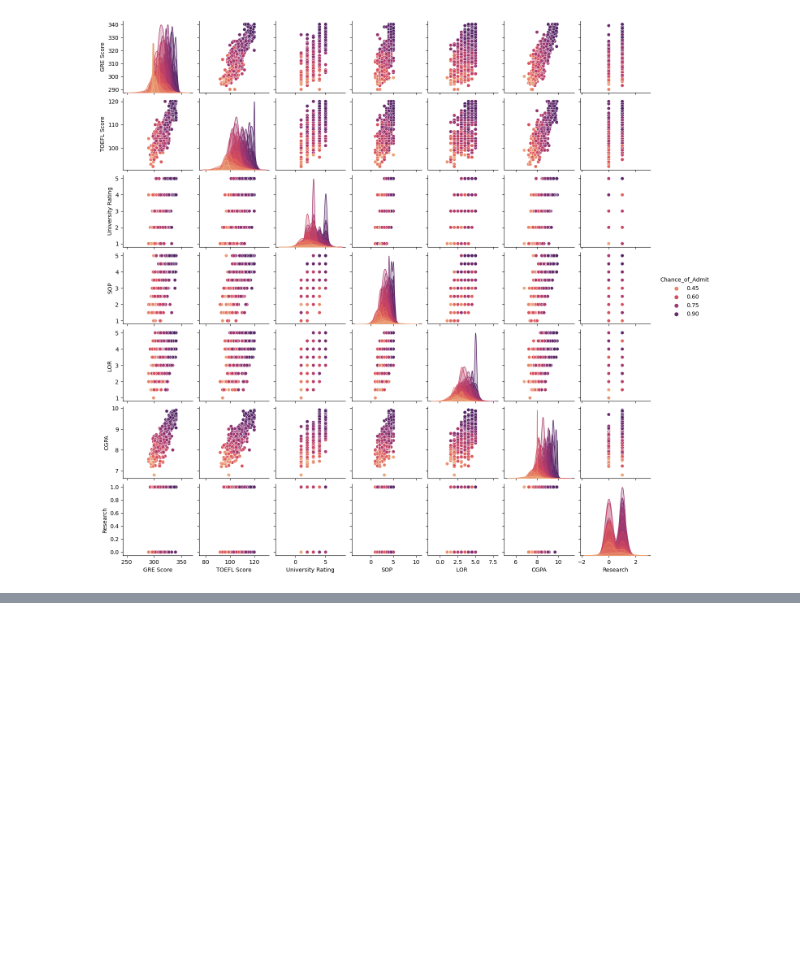
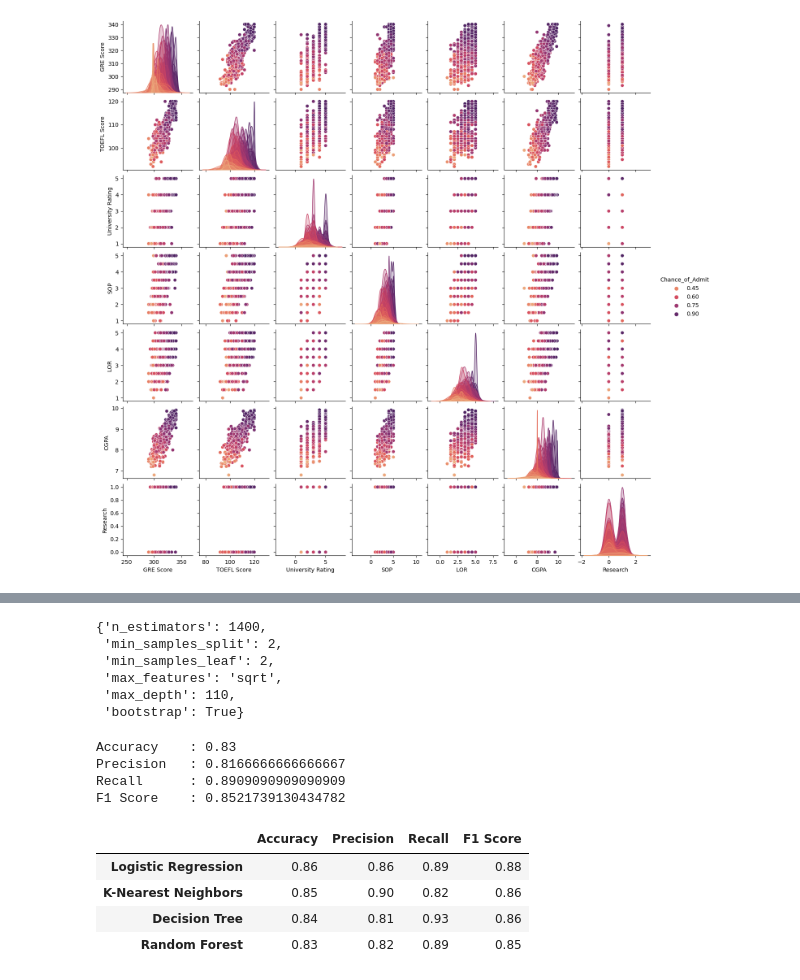
Before and after one commit to PPraveen2230/InternSavy---Task---1, a Jupyter notebook: TASK - 1 - graduate admission prediction.ipynb, the cells around one changed output, grey strips where cells are left out. Saved outputs shown, nothing was run; the diff lists cells and outputs as text; code cells hidden in the pictures; blank space fills up the shorter version.

```diff
--- a/TASK - 1 - graduate admission prediction.ipynb
+++ b/TASK - 1 - graduate admission prediction.ipynb
@@ -186,0 +376,53 @@ X_train, X_test, y_train, y_test = train_test_split(X, y, test_size=0.2, random_
+# %%
+rf_random.best_params_
+# %% [output]
+{'n_estimators': 1400,
+ 'min_samples_split': 2,
+ 'min_samples_leaf': 2,
+ 'max_features': 'sqrt',
+ 'max_depth': 110,
+ 'bootstrap': True}
+# %%
+best_rf = RandomForestClassifier(n_estimators=500,
+                                 min_samples_split=2,
+                                 min_samples_leaf=2,
+                                 max_features='sqrt',
+                                 max_depth=90,
+                                bootstrap=False)
+
+rf_model = best_rf.fit(X_train, y_train)
+rf_y_pred = rf_model.predict(X_test)
+# %%
+rf_accuracy = accuracy_score(y_test, rf_y_pred)
+rf_precision = precision_score(y_test, rf_y_pred)
+rf_recall = recall_score(y_test, rf_y_pred)
+rf_f1score = f1_score(y_test, rf_y_pred)
+
+print("Accuracy    : {} \nPrecision   : {} \nRecall      : {} \nF1 Score    : {}".format(rf_accuracy,
+                                                                       rf_precision,
+                                                                       rf_recall,
+                                                                       rf_f1score))
+# %% [output]
+Accuracy    : 0.83
+Precision   : 0.8166666666666667
+Recall      : 0.8909090909090909
+F1 Score    : 0.8521739130434782
+# %%
+accuracy_list = [log_accuracy, knn_accuracy, dec_accuracy, rf_accuracy]
+precision_list = [log_precision, knn_precision, dec_precision, rf_precision]
+recall_list = [log_recall, knn_recall, dec_recall, rf_recall]
+f1_list = [log_f1score, knn_f1score, dec_f1score, rf_f1score]
+
+columns = ['Accuracy', 'Precision', 'Recall', 'F1 Score']
+
+eval_df = pd.DataFrame([accuracy_list, precision_list, recall_list,f1_list], index = columns)
+eval_df = eval_df.transpose()
+eval_df.rename({0:'Logistic Regression', 1:'K-Nearest Neighbors', 2:'Decision Tree', 3:'Random Forest'}, inplace=True)
+eval_df = eval_df.round(2)
+eval_df
+# %% [output]
+|  | Accuracy | Precision | Recall | F1 Score |
+| Logistic Regression | 0.86 | 0.86 | 0.89 | 0.88 |
+| K-Nearest Neighbors | 0.85 | 0.90 | 0.82 | 0.86 |
+| Decision Tree | 0.84 | 0.81 | 0.93 | 0.86 |
+| Random Forest | 0.83 | 0.82 | 0.89 | 0.85 |
```
Also changed, not shown: parts of 33 cells of this notebook.
